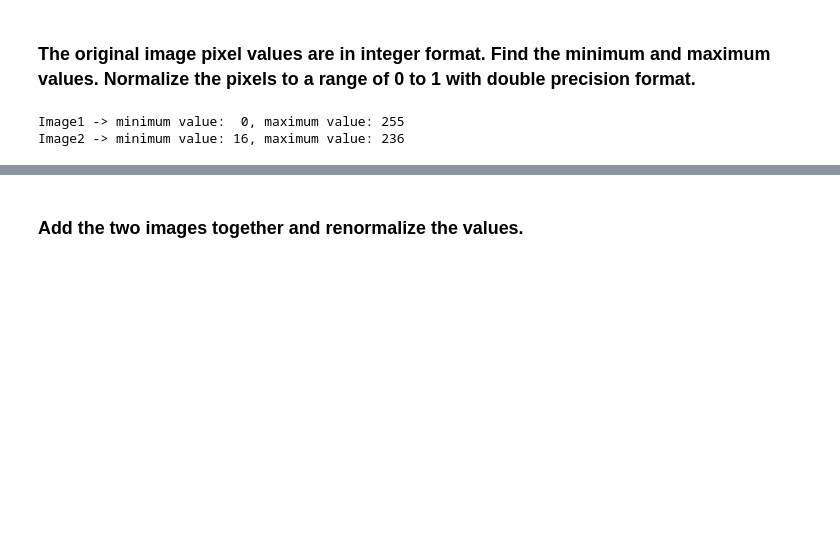
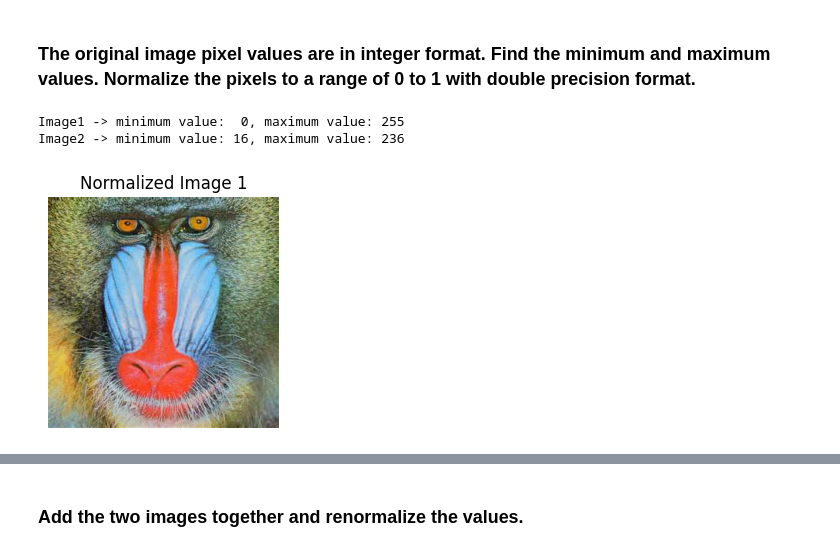
Before and after one commit to GBhavaniShankar/Geo-CV, a Jupyter notebook: Lab1/lab1.ipynb, the cells around one changed output, grey strips where cells are left out. Drawn from its saved outputs; the diff is of its cells as text; code cells hidden in the pictures; blank space fills up the shorter version.

```diff
--- a/Lab1/lab1.ipynb
+++ b/Lab1/lab1.ipynb
@@ -37,12 +33,22 @@ print(f"Image2 -> minimum value:{min_im2:3}, maximum value: {max_im2:3}")
 # %% [output]
 Image1 -> minimum value:  0, maximum value: 255
 Image2 -> minimum value: 16, maximum value: 236
+# %%
+def show_img(title, img):
+    img_rgb = img[..., ::-1]
+    height, width = img_rgb.shape[:2]
+    figsize = (width / 100, height / 100)
+    plt.figure(figsize=figsize)
+    plt.imshow(img_rgb)
+    plt.title(title)
+    plt.axis("off")
+    plt.show()
 # %%
 nr_im1 = im1.astype(np.float64) / 255
 
-cv2.imshow("Normalized image 1", nr_im1)
-cv2.waitKey(0)
-cv2.destroyAllWindows()
+show_img("Normalized Image 1", nr_im1)
+# %% [output]
+[figure, added]
 # %%
 nr_im2 = im2.astype(np.float64) / 255
 
```
Also changed, not shown: parts of 7 cells of this notebook.
